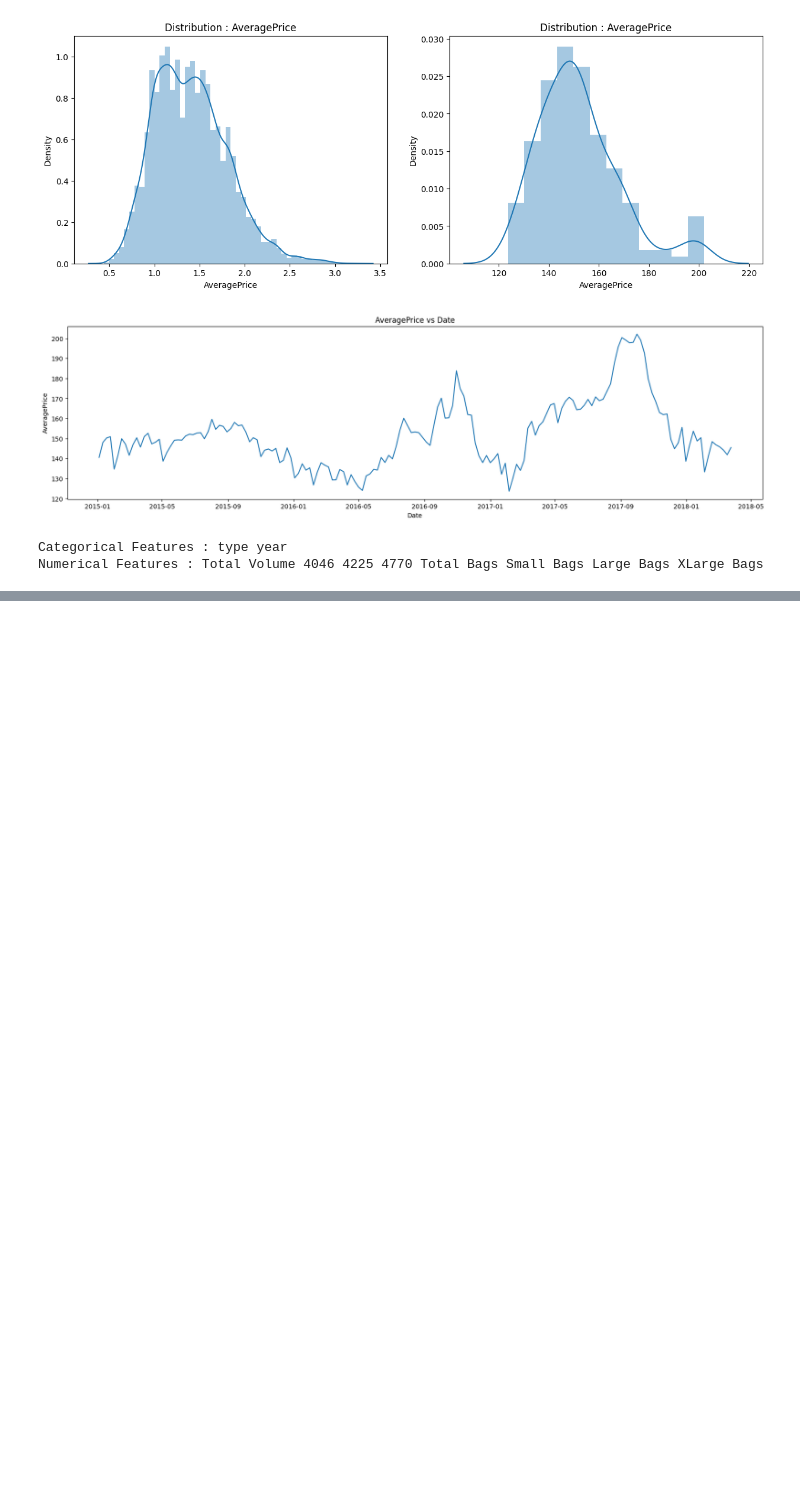
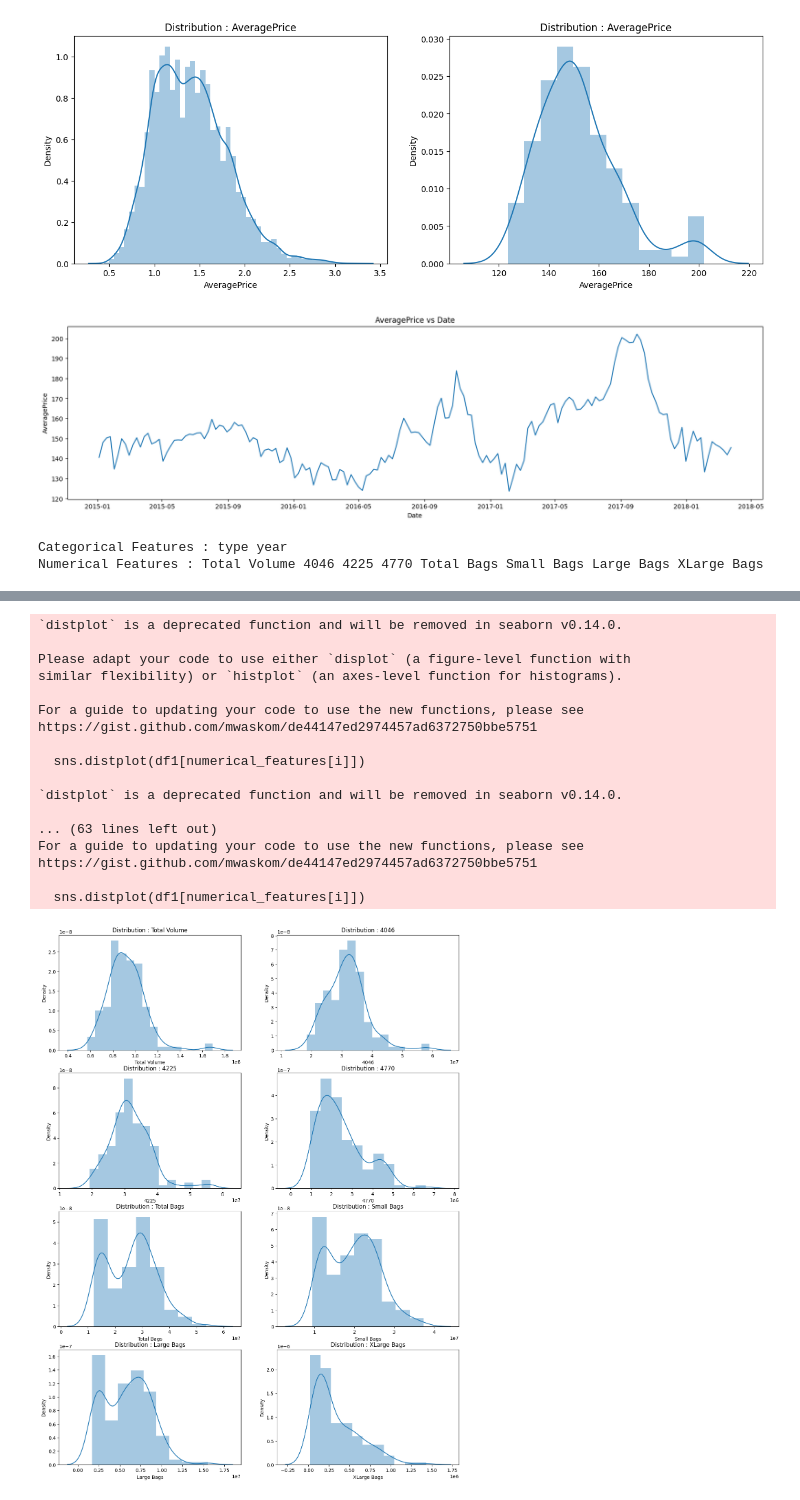
Before and after one commit to SiriBatchu/Data-preparation_EDA_Visualization, a Jupyter notebook: TimeSeries.ipynb, the cells around one changed output, grey strips where cells are left out. Cells and saved outputs as stored; diff of their text form; code cells hidden in the pictures; blank space fills up the shorter version.

```diff
--- a/TimeSeries.ipynb
+++ b/TimeSeries.ipynb
@@ -205,0 +222,28 @@ for i in range(len(categorical_features)):
+# %%
+fig, ax = plt.subplots(nrows = 4,ncols = 2,figsize = (15,20))
+for i in range(len(numerical_features)):
+    plt.subplot(4,2,i+1)
+    sns.distplot(df1[numerical_features[i]])
+    title = 'Distribution : ' + numerical_features[i]
+    plt.title(title)
+plt.show()
+fig.tight_layout(h_pad = 10,w_pad = 5)
+# %% [output]
+`distplot` is a deprecated function and will be removed in seaborn v0.14.0.
+
+Please adapt your code to use either `displot` (a figure-level function with
+similar flexibility) or `histplot` (an axes-level function for histograms).
+
+For a guide to updating your code to use the new functions, please see
+https://gist.github.com/mwaskom/de44147ed2974457ad6372750bbe5751
+
+  sns.distplot(df1[numerical_features[i]])
+
+`distplot` is a deprecated function and will be removed in seaborn v0.14.0.
+
+... (63 lines left out)
+For a guide to updating your code to use the new functions, please see
+https://gist.github.com/mwaskom/de44147ed2974457ad6372750bbe5751
+
+  sns.distplot(df1[numerical_features[i]])
+[figure, added]
```
Also changed, not shown: parts of 25 cells of this notebook.
